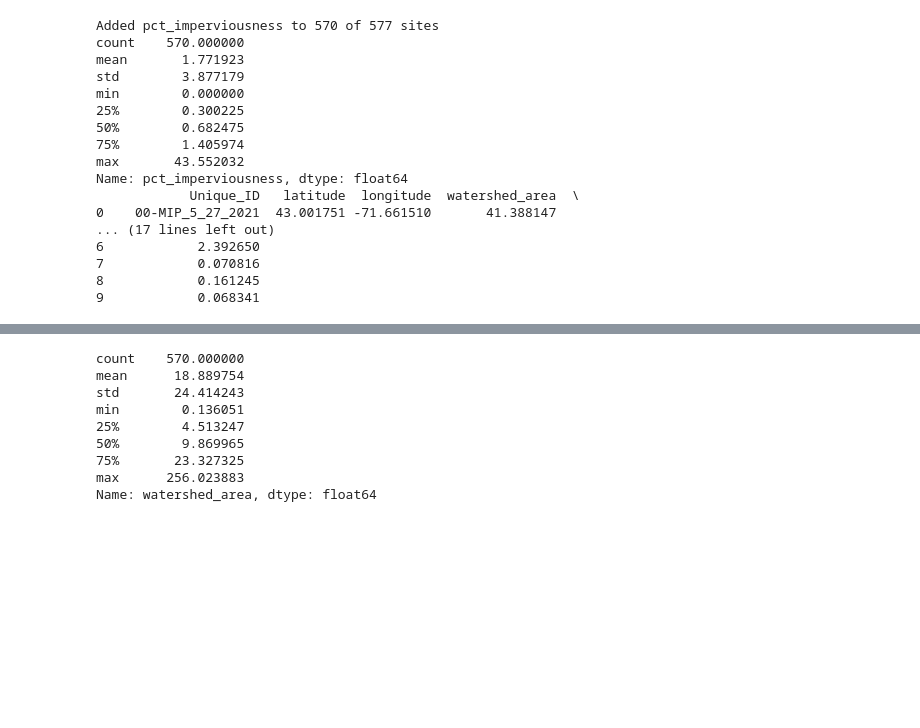
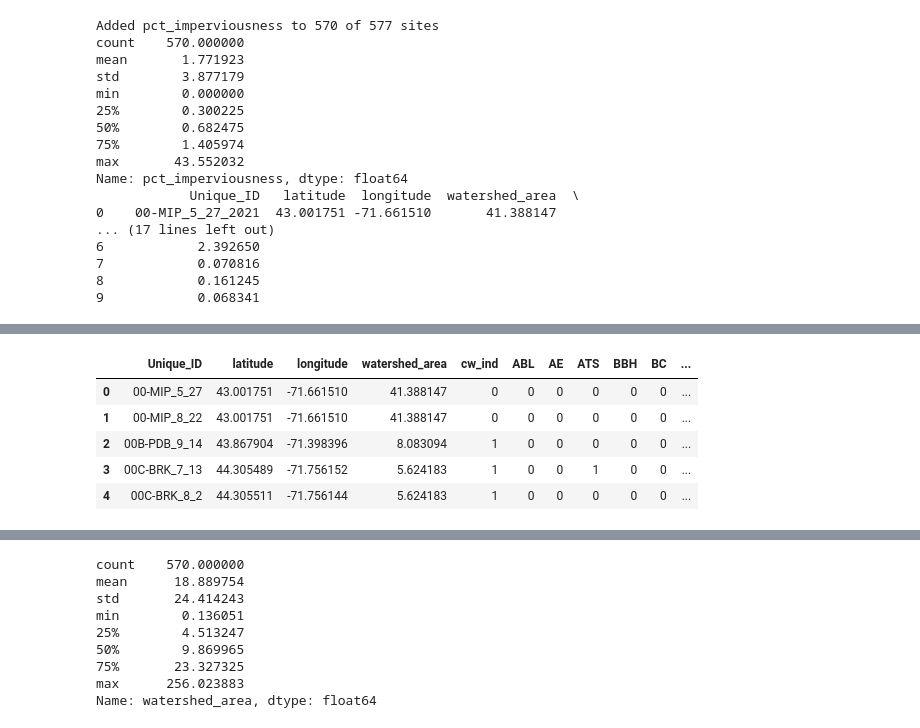
Before and after one commit to ShamSarris/nhdes-cw-stream-modelling, a Jupyter notebook: src/data_prep.ipynb, the cells around one changed output, grey strips where cells are left out. Cells and saved outputs as stored; diff of their text form; code cells hidden in the pictures; blank space fills up the shorter version.

Commit message:
ajr - Year aggregation for fish data

```diff
--- a/src/data_prep.ipynb
+++ b/src/data_prep.ipynb
@@ -212 +225,86 @@ Saved 577 sites x 51 species to site_species_presence.csv
 5 rows × 56 columns
+# %%
+# Build species presence/absence CSV aggregated across years
+import pandas as pd
+import re
+import io
+
+fish = pd.read_excel('./data/20260316_Fish_Data.xlsx', sheet_name='Fish')
+
+# Some waterbody names contain commas and spacing issues near delimiters; fix before parsing.
+with open('./data/watersheds_with_area_based-on-shp.csv', encoding='utf-8') as f:
+    raw = f.read()
+fixed = re.sub(r'"([^"]*)"\s+,', r'"\1",', raw)
+watersheds = pd.read_csv(io.StringIO(fixed))
+
+# Create a year-agnostic site key by removing trailing _YYYY from Unique_ID.
+# Example: ABC_2004 -> ABC
+fish['Site_ID'] = fish['Unique_ID'].str.replace(r'_(\d{4})$', '', regex=True).str.strip()
+watersheds['Site_ID'] = watersheds['Unique_ID'].astype(str).str.replace(r'_(\d{4})$', '', regex=True).str.strip()
+
+# Per (Site_ID, species): sum individuals across all years
+totals = (
+    fish.groupby(['Site_ID', 'Abbreviation'])['Individuals']
+    .sum()
+    .reset_index()
+)
+
+# cw_ind: 1 if sum of EBT + SS at site across years >= 1, else 0
+cw = (
+    totals[totals['Abbreviation'].isin(['EBT', 'SS'])]
+    .groupby('Site_ID', as_index=False)['Individuals']
+    .sum()
+)
+cw['cw_ind'] = (cw['Individuals'] >= 1).astype(int)
+cw = cw[['Site_ID', 'cw_ind']]
+
+# Pivot to wide format: one row per site, one column per species
+pivot = totals.pivot_table(
+    index='Site_ID',
+    columns='Abbreviation',
+    values='Individuals',
+    aggfunc='sum',
+    fill_value=0
+)
+pivot = pivot.drop(columns=['NO FISH', 'EBT', 'SS'], errors='ignore')
+
+# Presence/absence encoding
+species_cols = pivot.columns.tolist()
+pivot[species_cols] = (pivot[species_cols] >= 1).astype(int)
+pivot = pivot.reset_index()
+
+# Coordinates: one value per Site_ID (first non-null observed)
+coords = (
+    fish.dropna(subset=['Lat_Dec_USGS', 'Long_Dec_USGS'])
+    .groupby('Site_ID')[['Lat_Dec_USGS', 'Long_Dec_USGS']]
+    .first()
+    .reset_index()
+    .rename(columns={'Lat_Dec_USGS': 'latitude', 'Long_Dec_USGS': 'longitude'})
+)
+
+# Watershed area: choose mean across years in case of duplicates
+area = (
+    watersheds[['Site_ID', 'area (sq mi)']]
+    .groupby('Site_ID', as_index=False)['area (sq mi)']
+    .mean()
+    .rename(columns={'area (sq mi)': 'watershed_area'})
+)
+
+# Merge all features
+result = pivot.merge(coords, on='Site_ID', how='left')
+result = result.merge(area, on='Site_ID', how='left')
+result = result.merge(cw, on='Site_ID', how='left')
+result['cw_ind'] = result['cw_ind'].fillna(0).astype(int)
+
+# Keep old downstream naming convention if needed
+result = result.rename(columns={'Site_ID': 'Unique_ID'})
+
+# Reorder columns
+col_order = ['Unique_ID', 'latitude', 'longitude', 'watershed_area', 'cw_ind'] + species_cols
+result = result[col_order]
+
+# Save to a new file so your year-specific pipeline is not overwritten
+result.to_csv('./data/site_species_presence_all_years.csv', index=False)
+print(f"Saved {len(result)} aggregated sites x {len(species_cols)} species to site_species_presence_all_years.csv")
+result.head()
+# %% [output]
@@ -212,0 +312,6 @@ Saved 577 sites x 51 species to site_species_presence.csv
+|  | Unique_ID | latitude | longitude | watershed_area | cw_ind | ABL | AE | ATS | BBH | BC | ... |
+| 0 | 00-MIP_5_27 | 43.001751 | -71.661510 | 41.388147 | 0 | 0 | 0 | 0 | 0 | 0 | ... |
+| 1 | 00-MIP_8_22 | 43.001751 | -71.661510 | 41.388147 | 0 | 0 | 0 | 0 | 0 | 0 | ... |
+| 2 | 00B-PDB_9_14 | 43.867904 | -71.398396 | 8.083094 | 1 | 0 | 0 | 0 | 0 | 0 | ... |
+| 3 | 00C-BRK_7_13 | 44.305489 | -71.756152 | 5.624183 | 1 | 0 | 0 | 1 | 0 | 0 | ... |
+| 4 | 00C-BRK_8_2 | 44.305511 | -71.756144 | 5.624183 | 1 | 0 | 0 | 0 | 0 | 0 | ... |
```
Also changed, not shown: parts of 3 cells of this notebook, 3 other files.
